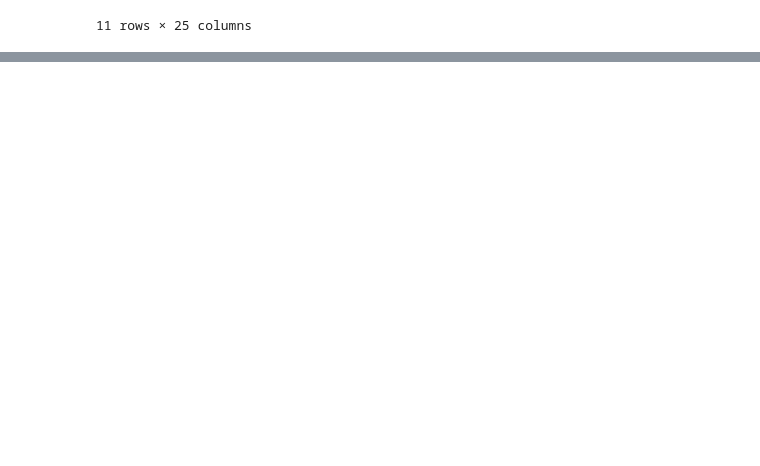
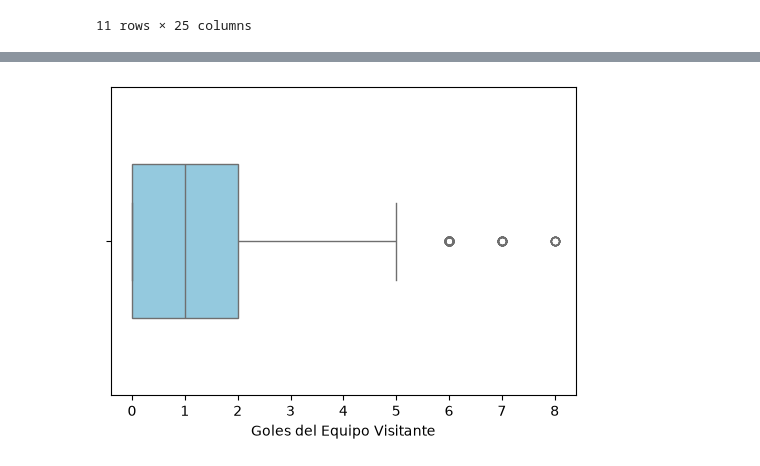
Before and after one commit to JuanjCruzL/La_ventaja_de_ser_local_en_el_futbol, a Jupyter notebook: cuadernos/exploracion_Juan_Jose_Cruz.ipynb, the cells around one changed output, grey strips where cells are left out. Cells and saved outputs as stored; diff of their text form; code cells hidden in the pictures; blank space fills up the shorter version.

```diff
--- a/cuadernos/exploracion_Juan_Jose_Cruz.ipynb
+++ b/cuadernos/exploracion_Juan_Jose_Cruz.ipynb
@@ -68,0 +89,10 @@ df.describe(include="all").round(2)
+# %%
+plt.figure(figsize=(6, 4))
+
+sns.boxplot(x="goals_away", data=df, color="skyblue", width=0.5)
+
+plt.xlabel("Goles del Equipo Visitante", fontsize=10)
+
+plt.show()
+# %% [output]
+[figure, added]
```
Also changed, not shown: parts of 6 cells of this notebook, 1 other file.
